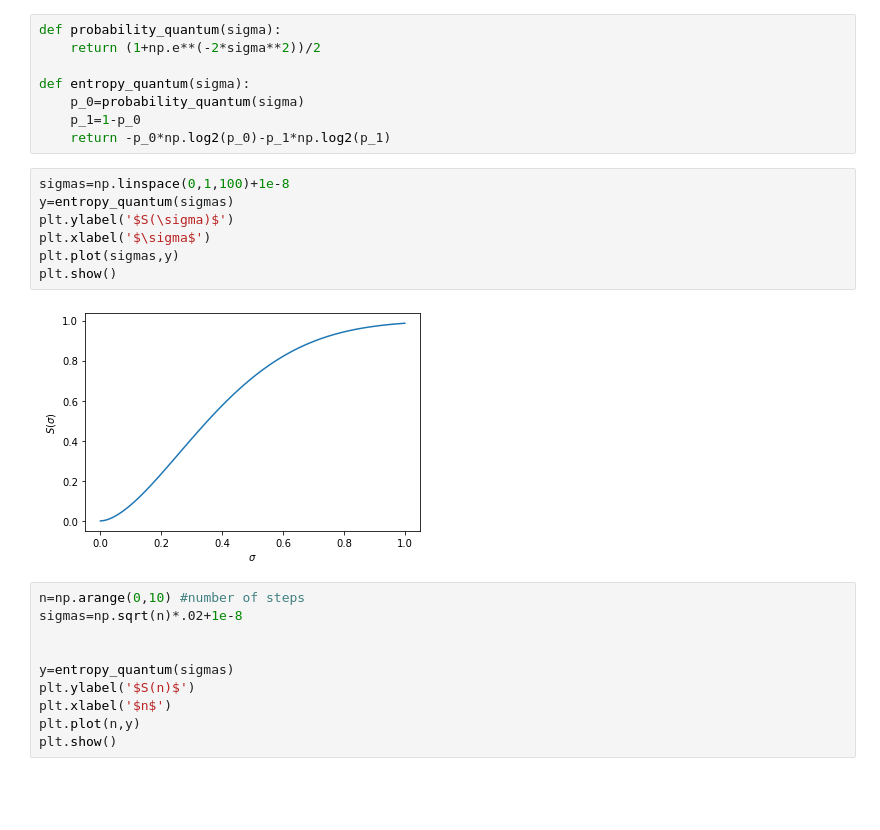
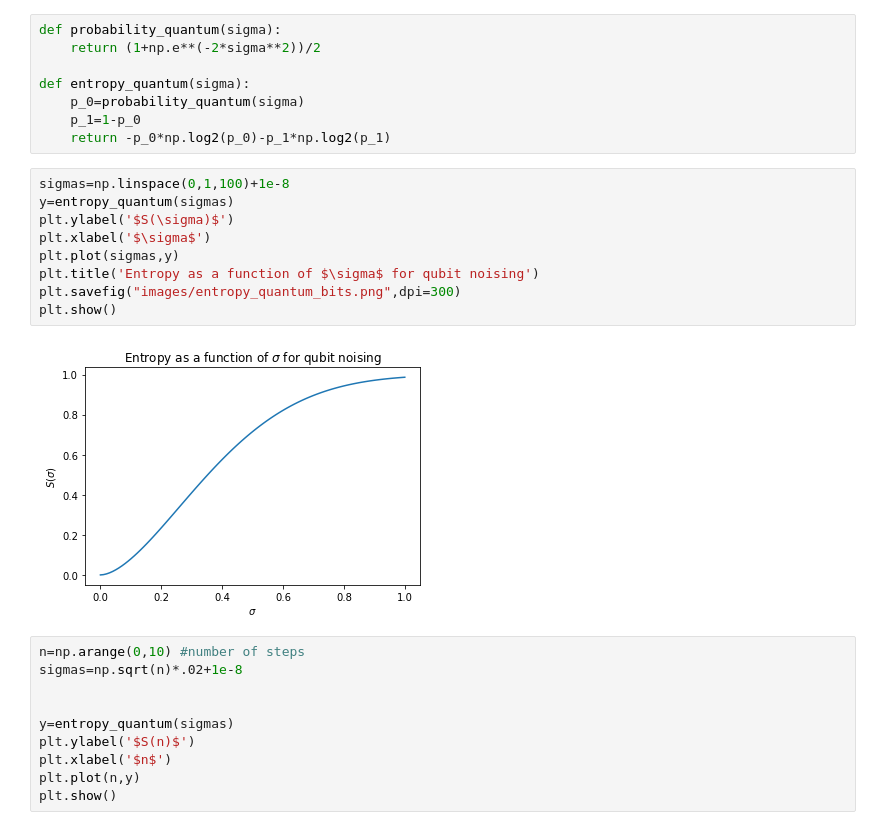
Before and after one commit to Francesco215/Quantum-diffusion, a Jupyter notebook: Information_calculations.ipynb, the cells around one changed output. Cells and saved outputs as stored; diff of their text form; blank space fills up the shorter version.

```diff
--- a/Information_calculations.ipynb
+++ b/Information_calculations.ipynb
@@ -156,12 +166,14 @@ def entropy_quantum(sigma):
 # %%
 sigmas=np.linspace(0,1,100)+1e-8
 y=entropy_quantum(sigmas)
 plt.ylabel('$S(\sigma)$')
 plt.xlabel('$\sigma$')
 plt.plot(sigmas,y)
+plt.title('Entropy as a function of $\sigma$ for qubit noising')
+plt.savefig("images/entropy_quantum_bits.png",dpi=300)
 plt.show()
 # %% [output]
-[figure, old version]
+[figure, new version]
 # %%
 n=np.arange(0,10) #number of steps
 sigmas=np.sqrt(n)*.02+1e-8
```
Also changed, not shown: parts of 12 cells of this notebook, 7 other files.
